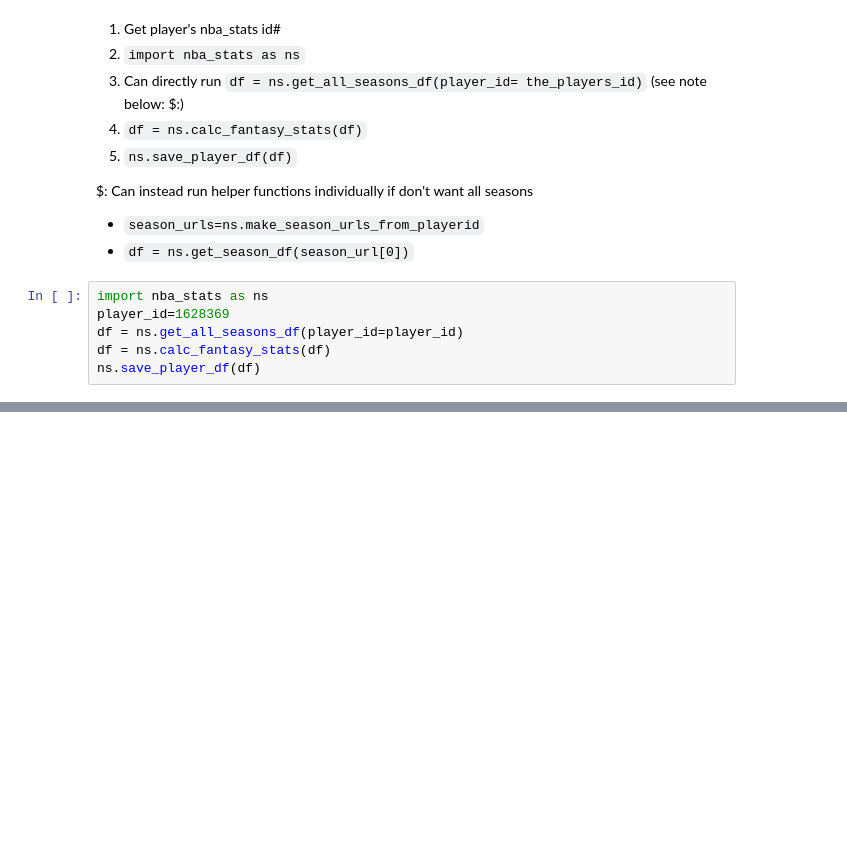
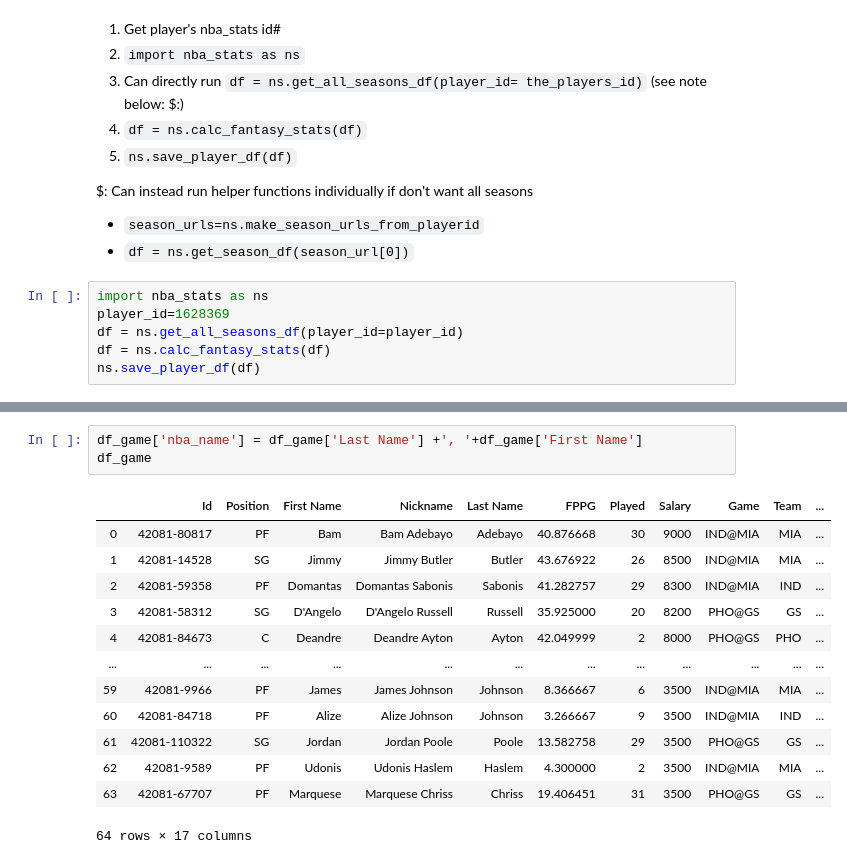
Before and after one commit to jirvingphd/nba_fantasy_fanduel, a Jupyter notebook: nba_player_modeling.ipynb, the cells around one changed output, grey strips where cells are left out. Cells and saved outputs as stored; diff of their text form; blank space fills up the shorter version.

```diff
--- a/nba_player_modeling.ipynb
+++ b/nba_player_modeling.ipynb
@@ -743,0 +749,17 @@ df
+# %%
+df_game['nba_name'] = df_game['Last Name'] +', '+df_game['First Name']
+df_game
+# %% [output]
+|  | Id | Position | First Name | Nickname | Last Name | FPPG | Played | Salary | Game | Team | ... |
+| 0 | 42081-80817 | PF | Bam | Bam Adebayo | Adebayo | 40.876668 | 30 | 9000 | IND@MIA | MIA | ... |
+| 1 | 42081-14528 | SG | Jimmy | Jimmy Butler | Butler | 43.676922 | 26 | 8500 | IND@MIA | MIA | ... |
+| 2 | 42081-59358 | PF | Domantas | Domantas Sabonis | Sabonis | 41.282757 | 29 | 8300 | IND@MIA | IND | ... |
+| 3 | 42081-58312 | SG | D'Angelo | D'Angelo Russell | Russell | 35.925000 | 20 | 8200 | PHO@GS | GS | ... |
+| 4 | 42081-84673 | C | Deandre | Deandre Ayton | Ayton | 42.049999 | 2 | 8000 | PHO@GS | PHO | ... |
+| ... | ... | ... | ... | ... | ... | ... | ... | ... | ... | ... | ... |
+| 59 | 42081-9966 | PF | James | James Johnson | Johnson | 8.366667 | 6 | 3500 | IND@MIA | MIA | ... |
+| 60 | 42081-84718 | PF | Alize | Alize Johnson | Johnson | 3.266667 | 9 | 3500 | IND@MIA | IND | ... |
+| 61 | 42081-110322 | SG | Jordan | Jordan Poole | Poole | 13.582758 | 29 | 3500 | PHO@GS | GS | ... |
+| 62 | 42081-9589 | PF | Udonis | Udonis Haslem | Haslem | 4.300000 | 2 | 3500 | IND@MIA | MIA | ... |
+| 63 | 42081-67707 | PF | Marquese | Marquese Chriss | Chriss | 19.406451 | 31 | 3500 | PHO@GS | GS | ... |
+64 rows × 17 columns
```
Also changed, not shown: parts of 9 cells of this notebook, 2 other files.
